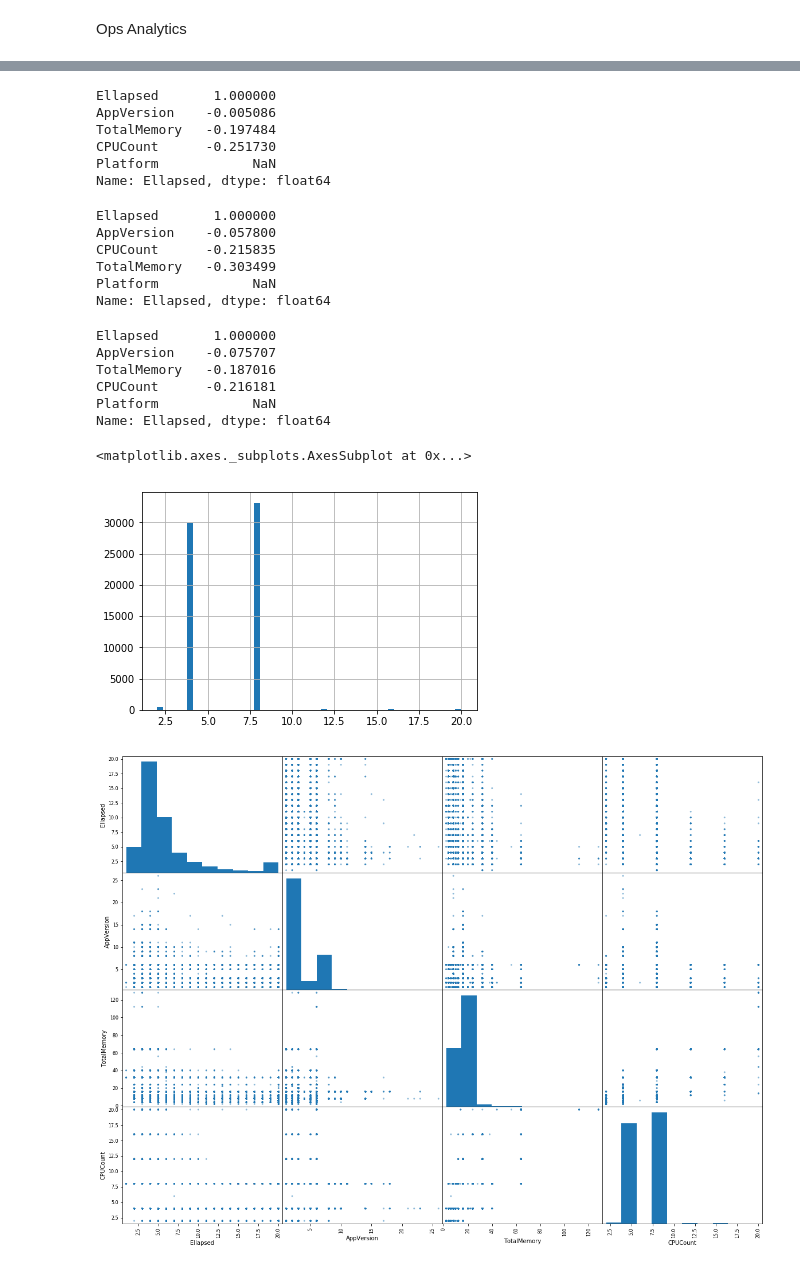
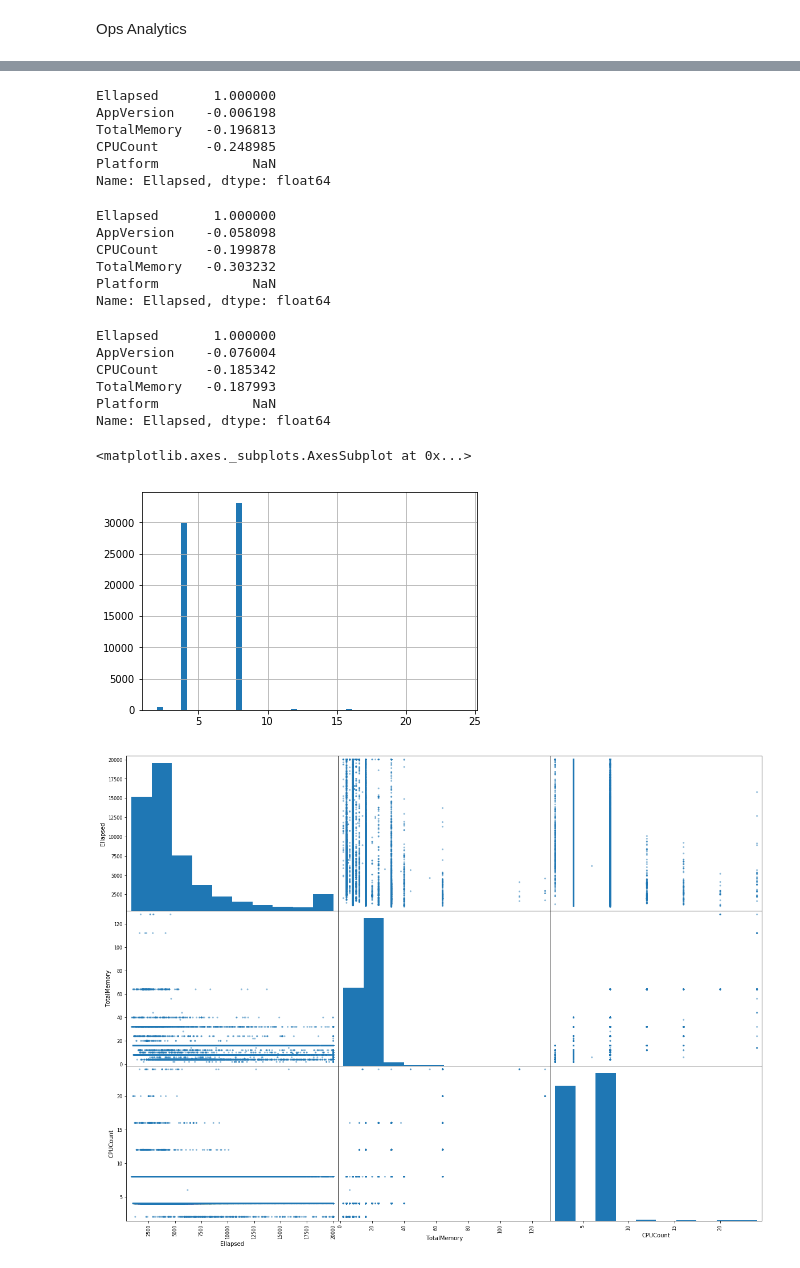
Before and after one commit to erickang7/ai, a Jupyter notebook: practice/python/ops_analytics.ipynb, the cells around one changed output, grey strips where cells are left out. Cells and saved outputs as stored; diff of their text form; code cells hidden in the pictures.

```diff
--- a/practice/python/ops_analytics.ipynb
+++ b/practice/python/ops_analytics.ipynb
@@ -24,11 +24,10 @@ ops_df = ops_df[valid_attributes]
 ops_df.dropna(subset=["Ellapsed"], inplace=True)
 positive_value_indices = np.where(ops_df["Ellapsed"]>0)
 ops_df = ops_df.iloc[positive_value_indices]
-ops_df["Ellapsed"] = np.ceil(ops_df["Ellapsed"]/1000)
-ops_df["Ellapsed"].where(ops_df["Ellapsed"] < 20, 20.0, inplace=True)
+ops_df["Ellapsed"].where(ops_df["Ellapsed"] < 20000, 20000.0, inplace=True)
 ops_df["TotalMemory"] = np.ceil(ops_df["TotalMemory"] / (1024**3))
 ops_df["TotalMemory"].where(ops_df["TotalMemory"] < 256, 256, inplace=True)
-ops_df["CPUCount"].where(ops_df["CPUCount"] < 20, 20.0, inplace=True )
+#ops_df["CPUCount"].where(ops_df["CPUCount"] < 20, 20.0, inplace=True )
 ops_df["CPUCount"] = np.ceil(ops_df["CPUCount"])
 stack = ops_df[["Platform", "AppVersion"]].stack()
 ops_df[["Platform", "AppVersion"]] = pd.Series(stack.factorize()[0], index=stack.index).unstack()
@@ -118,9 +117,9 @@ corr_matrix=linux_df.corr()
 corr_matrix["Ellapsed"].sort_values(ascending=False)
 # %% [output]
 Ellapsed       1.000000
-AppVersion    -0.005086
-TotalMemory   -0.197484
-CPUCount      -0.251730
+AppVersion    -0.006198
+TotalMemory   -0.196813
+CPUCount      -0.248985
 Platform            NaN
 Name: Ellapsed, dtype: float64
 # %%
@@ -128,9 +127,9 @@ corr_matrix=mac_df.corr()
 corr_matrix["Ellapsed"].sort_values(ascending=False)
 # %% [output]
 Ellapsed       1.000000
-AppVersion    -0.057800
-CPUCount      -0.215835
-TotalMemory   -0.303499
+AppVersion    -0.058098
+CPUCount      -0.199878
+TotalMemory   -0.303232
 Platform            NaN
 Name: Ellapsed, dtype: float64
 # %%
@@ -138,19 +137,19 @@ corr_matrix=windows_df.corr()
 corr_matrix["Ellapsed"].sort_values(ascending=False)
 # %% [output]
 Ellapsed       1.000000
-AppVersion    -0.075707
-TotalMemory   -0.187016
-CPUCount      -0.216181
+AppVersion    -0.076004
+CPUCount      -0.185342
+TotalMemory   -0.187993
 Platform            NaN
 Name: Ellapsed, dtype: float64
 # %%
 linux_df["CPUCount"].hist(bins=50)
 # %% [output]
 <matplotlib.axes._subplots.AxesSubplot at 0x...>
-[figure, old version]
+[figure, new version]
 # %%
-attributes = ["Ellapsed", "AppVersion", "TotalMemory", "CPUCount"]
+attributes = ["Ellapsed", "TotalMemory", "CPUCount"]
 scatter_matrix(linux_df[attributes], figsize=(20,15))
 plt.show()
 # %% [output]
-[figure, old version]
+[figure, new version]
```
Also changed, not shown: parts of 12 cells of this notebook, 7 other files.
